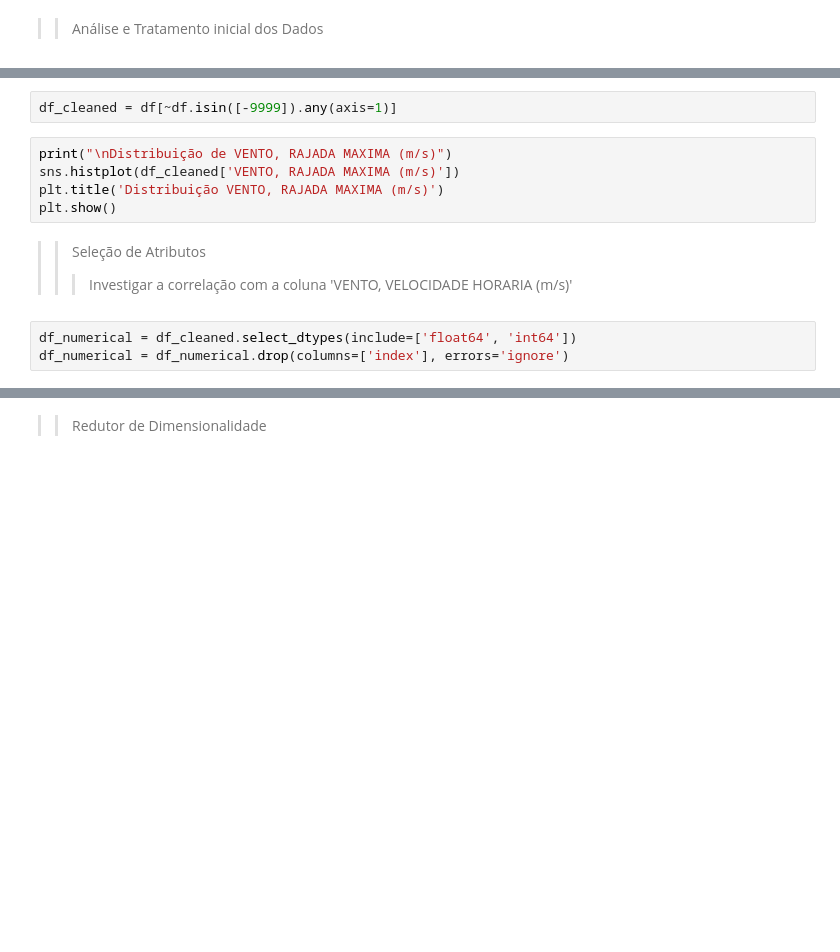
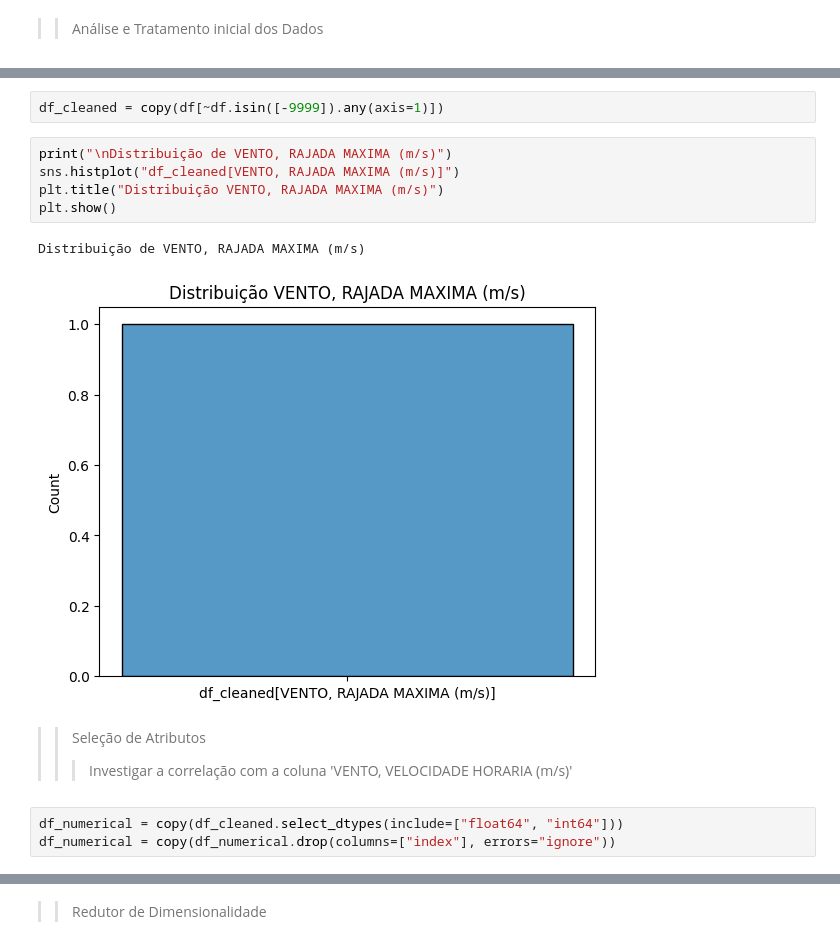
Before and after one commit to thais-oak/poli_analise_mineracao_dados, a Jupyter notebook: experimento_3/eED_2024ensaoi03.ipynb, the cells around one changed output, grey strips where cells are left out. Saved outputs shown, nothing was run; the diff lists cells and outputs as text; blank space fills up the shorter version.

```diff
--- a/experimento_3/eED_2024ensaoi03.ipynb
+++ b/experimento_3/eED_2024ensaoi03.ipynb
@@ -31,16 +86,19 @@ print(f"Número de linhas que contêm valores iguais a -9999 em qualquer coluna:
 # %% [output]
 Número de linhas que contêm valores iguais a -9999 em qualquer coluna: 5207
 # %%
-df_cleaned = df[~df.isin([-9999]).any(axis=1)]
+df_cleaned = copy(df[~df.isin([-9999]).any(axis=1)])
 # %%
 print("\nDistribuição de VENTO, RAJADA MAXIMA (m/s)")
-sns.histplot(df_cleaned['VENTO, RAJADA MAXIMA (m/s)'])
-plt.title('Distribuição VENTO, RAJADA MAXIMA (m/s)')
+sns.histplot("df_cleaned[VENTO, RAJADA MAXIMA (m/s)]")
+plt.title("Distribuição VENTO, RAJADA MAXIMA (m/s)")
 plt.show()
+# %% [output]
+Distribuição de VENTO, RAJADA MAXIMA (m/s)
+[figure, added]
 # %% [markdown]
 >>Seleção de Atributos
 >>> Investigar a correlação com a coluna 'VENTO, VELOCIDADE HORARIA (m/s)'
 # %%
-df_numerical = df_cleaned.select_dtypes(include=['float64', 'int64'])
-df_numerical = df_numerical.drop(columns=['index'], errors='ignore')
+df_numerical = copy(df_cleaned.select_dtypes(include=["float64", "int64"]))
+df_numerical = copy(df_numerical.drop(columns=["index"], errors="ignore"))
 # %%
```
Also changed, not shown: parts of 28 cells of this notebook.
